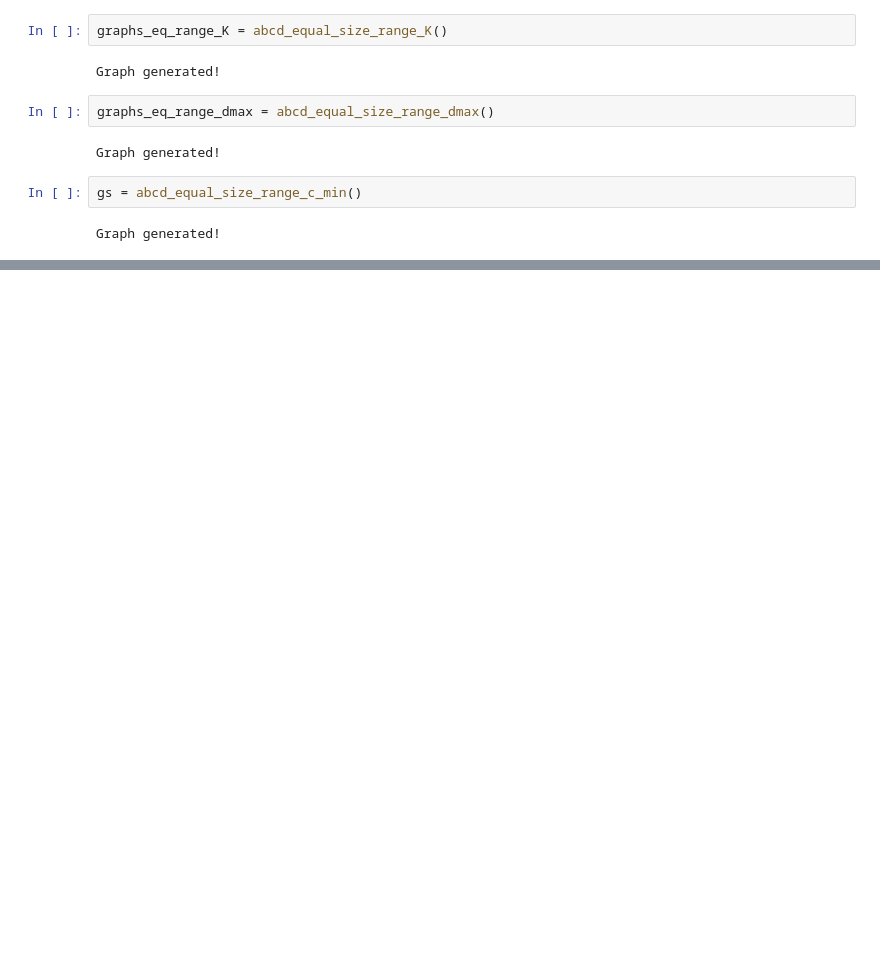
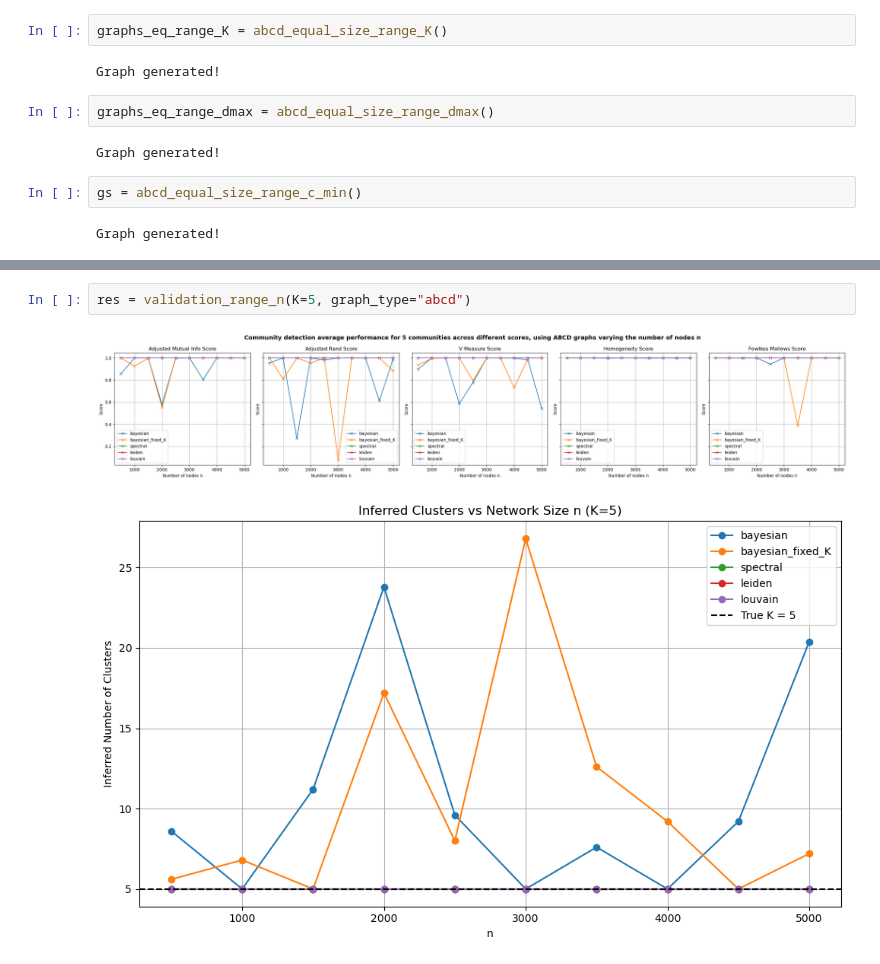
Before and after one commit to salyaa/semester_project, a Jupyter notebook: ABCD_tests.ipynb, the cells around one changed output, grey strips where cells are left out. Cells and saved outputs as stored; diff of their text form; blank space fills up the shorter version.

Commit message:
abcd OK for validation and running_time

```diff
--- a/ABCD_tests.ipynb
+++ b/ABCD_tests.ipynb
@@ -43,0 +37,5 @@ res_mean, nb_clusters = validation_range_K([5, 10, 25], graph_type="abcd")
+# %%
+res = validation_range_n(K=5, graph_type="abcd")
+# %% [output]
+[figure, added]
+[figure, added]
```
Also changed, not shown: parts of 6 cells of this notebook, 5 other files.
